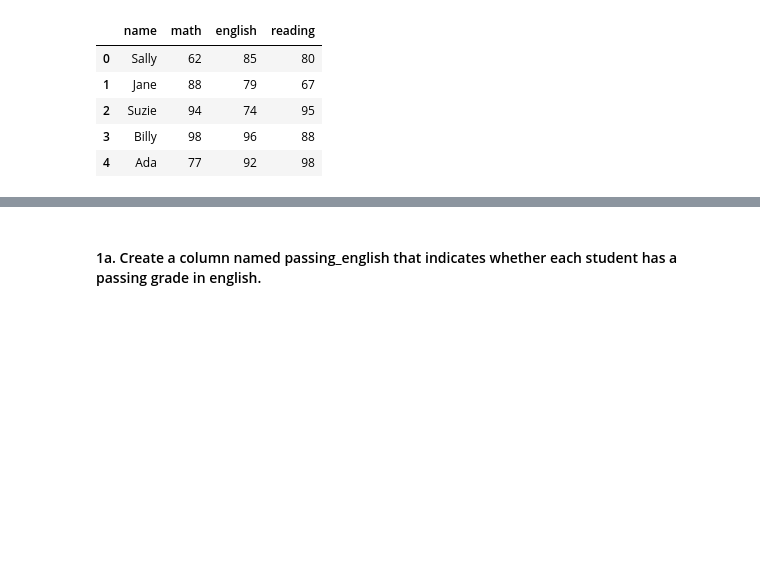
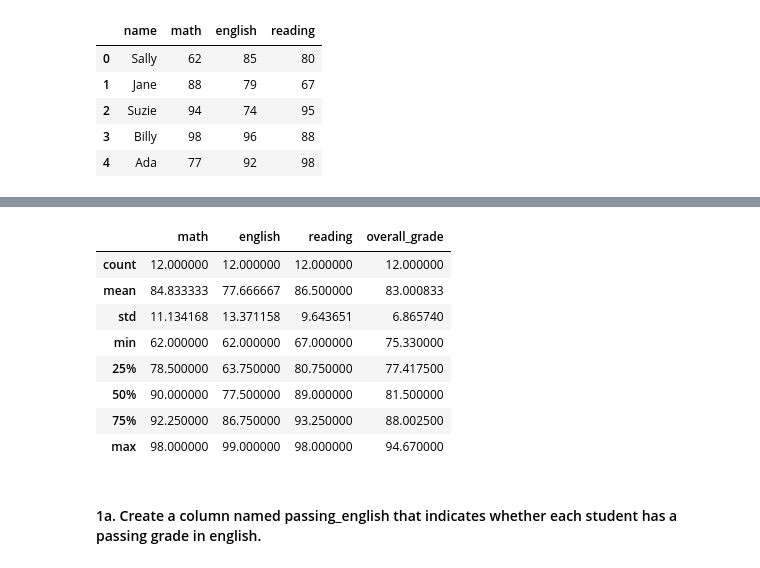
Before and after one commit to bensmith07/numpy-pandas-visualization-exercises, a Jupyter notebook: dataframes.ipynb, the cells around one changed output, grey strips where cells are left out. Drawn from its saved outputs; the diff is of its cells as text; code cells hidden in the pictures; blank space fills up the shorter version.

```diff
--- a/dataframes.ipynb
+++ b/dataframes.ipynb
@@ -32,3 +52,15 @@ df.head()
+# %%
+df.describe()
+# %% [output]
+|  | math | english | reading | overall_grade |
+| count | 12.000000 | 12.000000 | 12.000000 | 12.000000 |
+| mean | 84.833333 | 77.666667 | 86.500000 | 83.000833 |
+| std | 11.134168 | 13.371158 | 9.643651 | 6.865740 |
+| min | 62.000000 | 62.000000 | 67.000000 | 75.330000 |
+| 25% | 78.500000 | 63.750000 | 80.750000 | 77.417500 |
+| 50% | 90.000000 | 77.500000 | 89.000000 | 81.500000 |
+| 75% | 92.250000 | 86.750000 | 93.250000 | 88.002500 |
+| max | 98.000000 | 99.000000 | 98.000000 | 94.670000 |
 # %% [markdown]
 #### 1a. Create a column named passing_english that indicates whether each student has a passing grade in english.
 # %%
```
Also changed, not shown: parts of 6 cells of this notebook, 2 other files.
